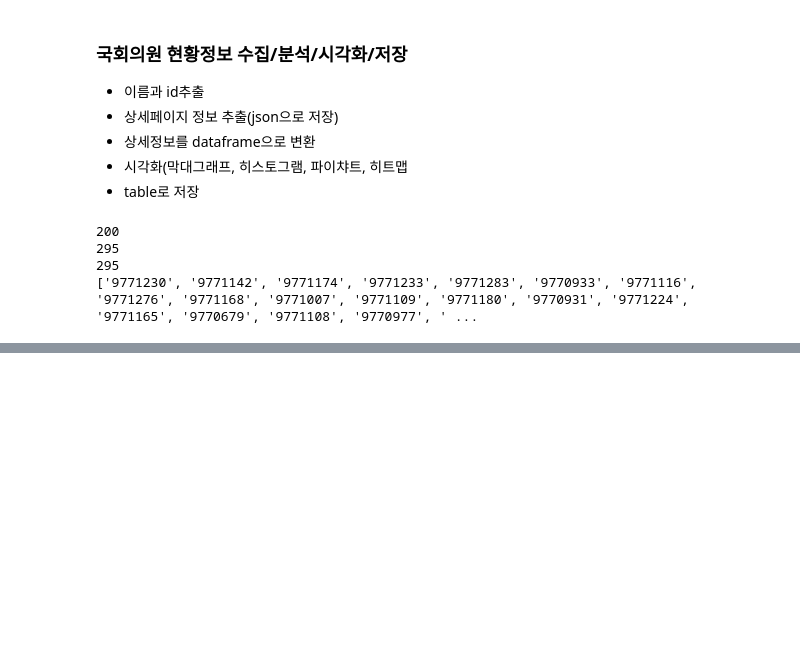
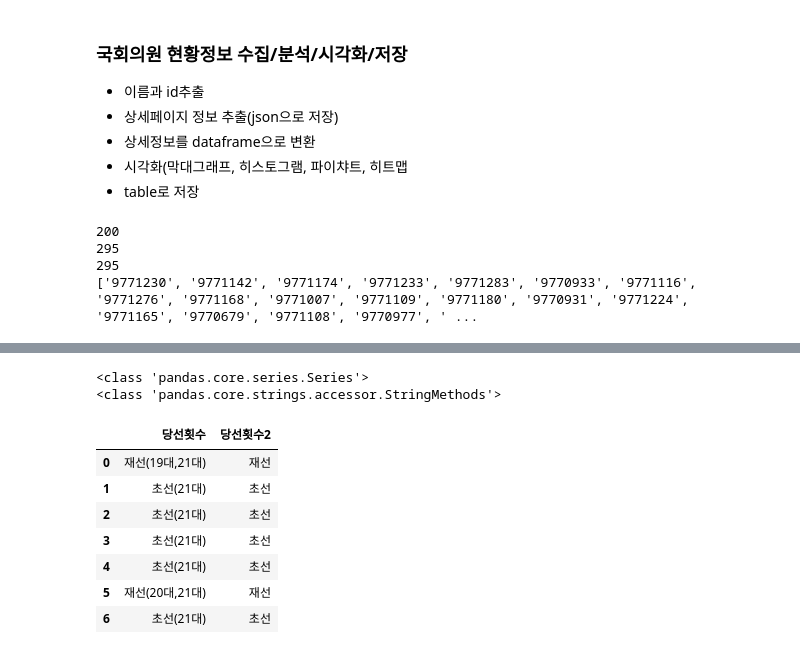
Before and after one commit to Yh0sun/python_webscrap, a Jupyter notebook: 08_congressperson.ipynb, the cells around one changed output, grey strips where cells are left out. Cells and saved outputs as stored; diff of their text form; code cells hidden in the pictures; blank space fills up the shorter version.

```diff
--- a/08_congressperson.ipynb
+++ b/08_congressperson.ipynb
@@ -47,0 +156,18 @@ for idx, mem_id in enumerate(member_id_list,1):
+# %%
+print(type(member_df['당선횟수'].value_counts()))
+print(type(member_df['당선횟수'].value_counts()).str)
+temp_str =member_df['당선횟수'].str
+member_df['당선횟수2'] = temp_str[:2]
+
+member_df.loc[0:6, ['당선횟수', '당선횟수2']]
+# %% [output]
+<class 'pandas.core.series.Series'>
+<class 'pandas.core.strings.accessor.StringMethods'>
+|  | 당선횟수 | 당선횟수2 |
+| 0 | 재선(19대,21대) | 재선 |
+| 1 | 초선(21대) | 초선 |
+| 2 | 초선(21대) | 초선 |
+| 3 | 초선(21대) | 초선 |
+| 4 | 초선(21대) | 초선 |
+| 5 | 재선(20대,21대) | 재선 |
+| 6 | 초선(21대) | 초선 |
```
Also changed, not shown: parts of 32 cells of this notebook, 2 other files.
